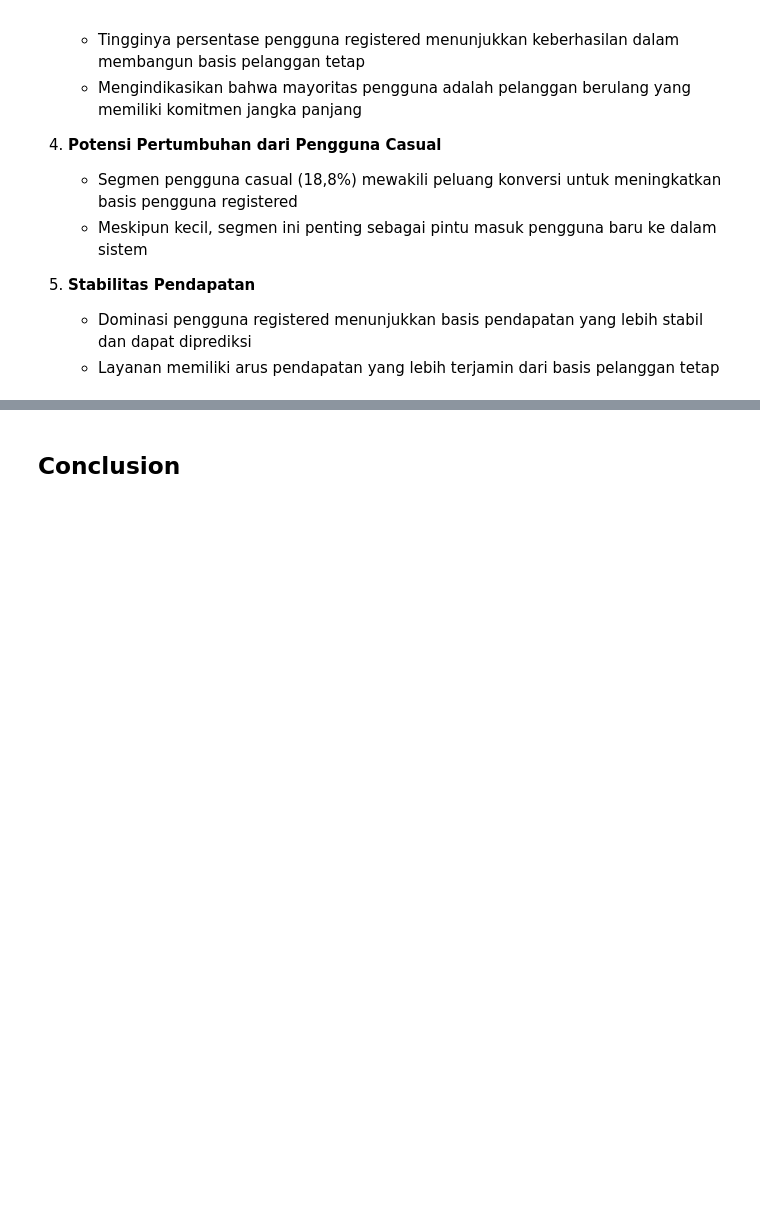
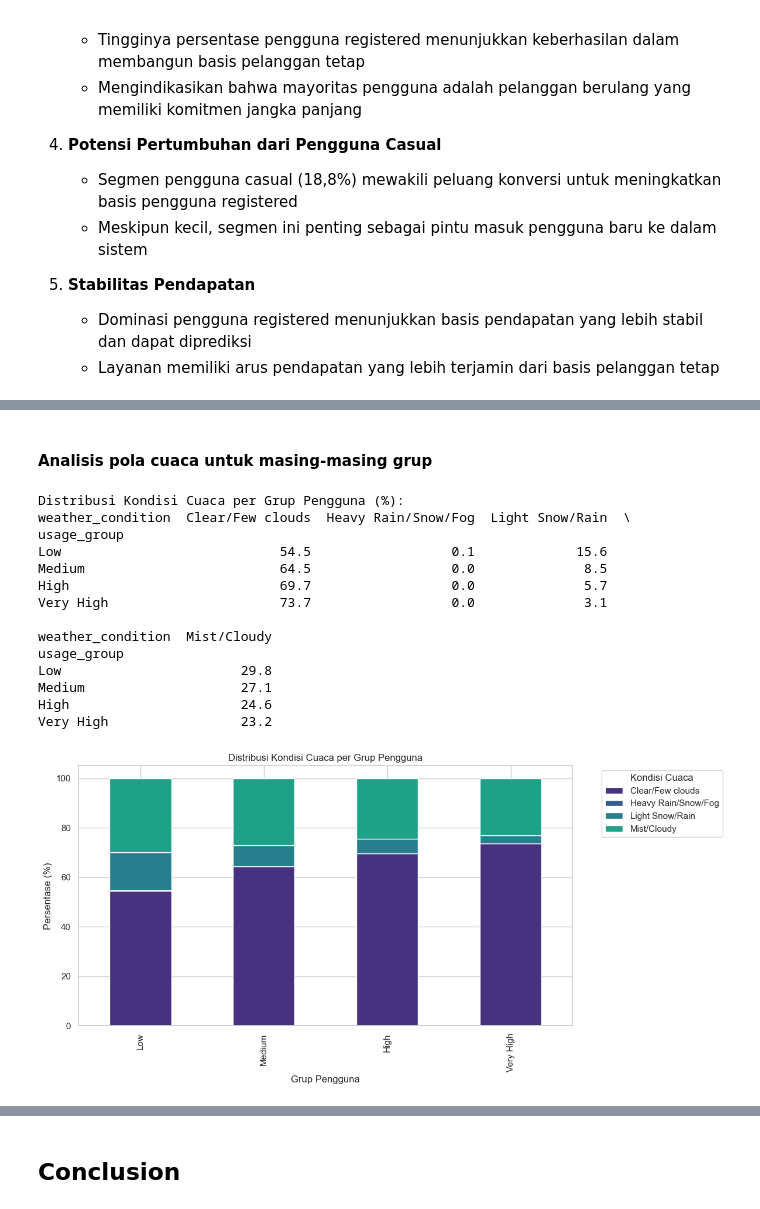
Before and after one commit to husainfadhlillah/dicoding-BikeSharing-DataAnalysisProject, a Jupyter notebook: submission/notebook.ipynb, the cells around one changed output, grey strips where cells are left out. Cells and saved outputs as stored; diff of their text form; code cells hidden in the pictures; blank space fills up the shorter version.

```diff
--- a/submission/notebook.ipynb
+++ b/submission/notebook.ipynb
@@ -434,0 +619,35 @@ plt.show()
+# %% [markdown]
+#### Analisis pola cuaca untuk masing-masing grup
+# %%
+merged_data = pd.merge(hour_data, frequency[['dteday', 'usage_group']], on='dteday')
+
+weather_by_group = merged_data.groupby(['usage_group', 'weather_condition']).size().unstack().fillna(0)
+weather_by_group_percentage = weather_by_group.div(weather_by_group.sum(axis=1), axis=0) * 100
+
+print("\nDistribusi Kondisi Cuaca per Grup Pengguna (%):")
+print(weather_by_group_percentage.round(1))
+
+# Visualisasi
+weather_by_group_percentage.plot(kind='bar', stacked=True, figsize=(12, 6))
+plt.title('Distribusi Kondisi Cuaca per Grup Pengguna')
+plt.xlabel('Grup Pengguna')
+plt.ylabel('Persentase (%)')
+plt.legend(title='Kondisi Cuaca', bbox_to_anchor=(1.05, 1))
+plt.tight_layout()
+plt.show()
+# %% [output]
+Distribusi Kondisi Cuaca per Grup Pengguna (%):
+weather_condition  Clear/Few clouds  Heavy Rain/Snow/Fog  Light Snow/Rain  \
+usage_group
+Low                            54.5                  0.1             15.6
+Medium                         64.5                  0.0              8.5
+High                           69.7                  0.0              5.7
+Very High                      73.7                  0.0              3.1
+
+weather_condition  Mist/Cloudy
+usage_group
+Low                       29.8
+Medium                    27.1
+High                      24.6
+Very High                 23.2
+[figure, added]
```
Also changed, not shown: parts of 25 cells of this notebook, 5 other files.
